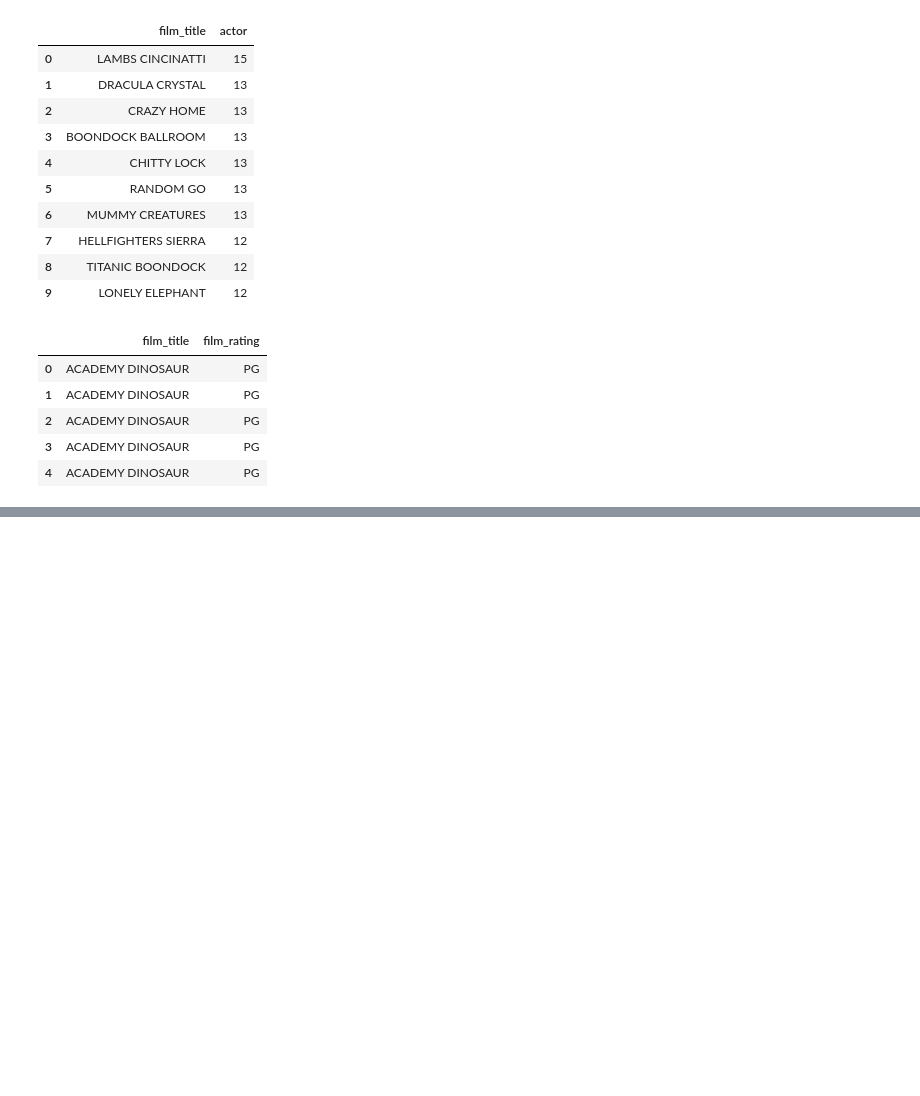
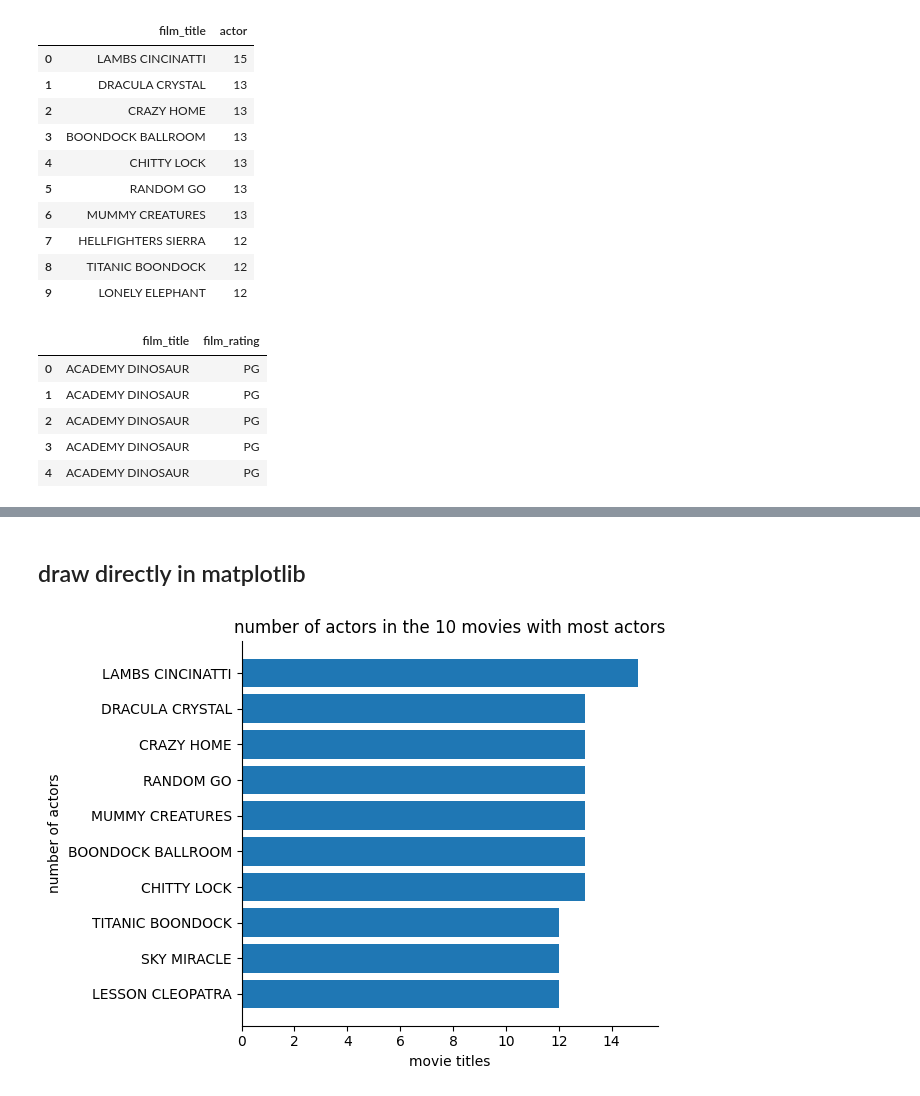
Before and after one commit to omeraytug/duckdb_analytics_omeraytug_mlops25, a Jupyter notebook: code_alongs/18_pandas_duckdb/duckdb_pandas.ipynb, the cells around one changed output, grey strips where cells are left out. Drawn from its saved outputs; the diff is of its cells as text; code cells hidden in the pictures; blank space fills up the shorter version.

```diff
--- a/code_alongs/18_pandas_duckdb/duckdb_pandas.ipynb
+++ b/code_alongs/18_pandas_duckdb/duckdb_pandas.ipynb
@@ -208,0 +242,3 @@ duckdb.sql("SELECT film_title, film_rating FROM films_joined").df().head()
+# %%
+df = total_actors.head(10)
+df
@@ -208,0 +257,20 @@ duckdb.sql("SELECT film_title, film_rating FROM films_joined").df().head()
+# %% [markdown]
+## draw directly in matplotlib
+# %%
+import matplotlib.pyplot as plt
+
+fig, ax = plt.subplots(1)
+ax.barh(y=df["film_title"], width=df["actor_count"])
+ax.invert_yaxis()
+ax.set(
+    xlabel="movie titles",
+    ylabel="number of actors",
+    title="number of actors in the 10 movies with most actors",
+)
+
+ax.spines[['right', 'top']].set_visible(False)
+
+fig.tight_layout()
+fig.savefig("actor_count_hbar_png", dpi=150)
+# %% [output]
+[figure, added]
```
Also changed, not shown: parts of 6 cells of this notebook, 2 other files.
